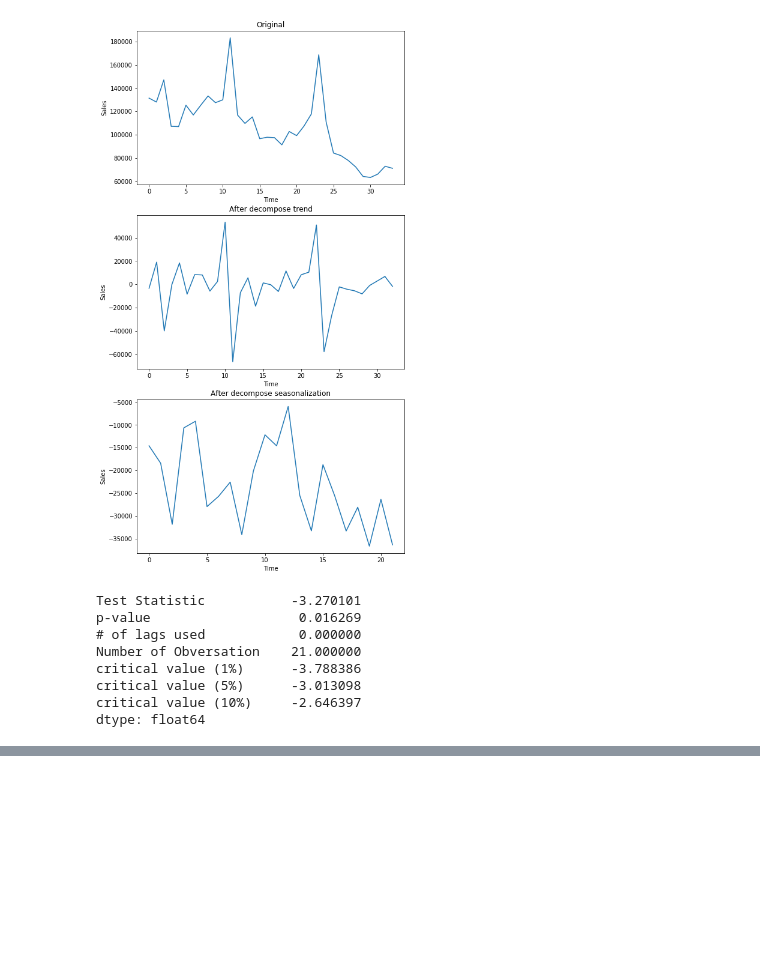
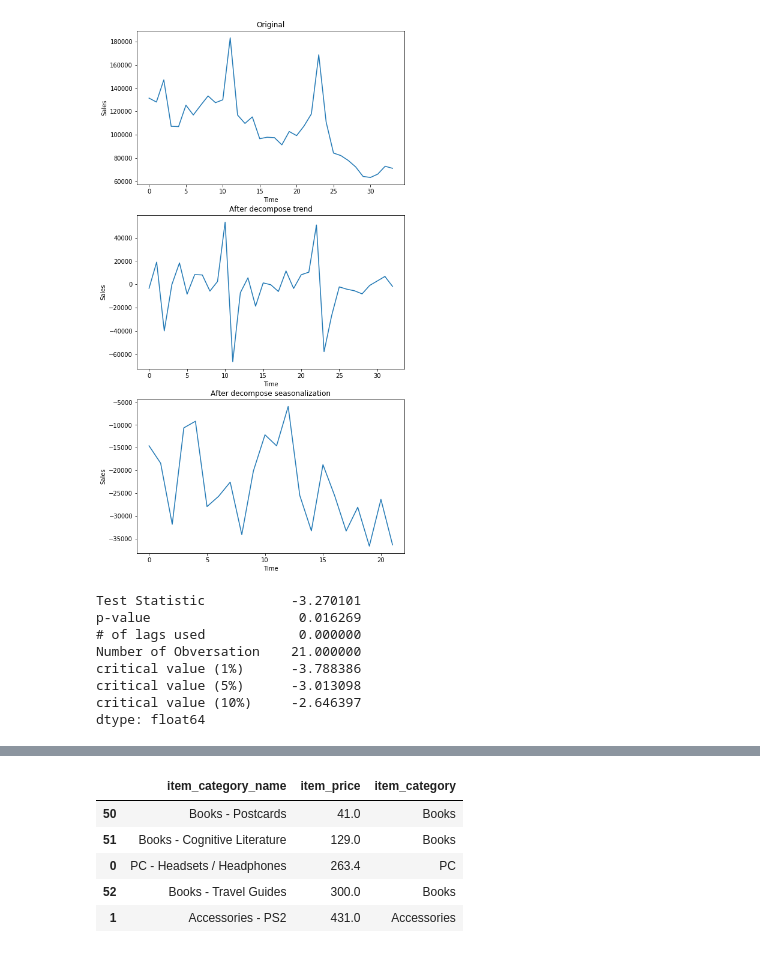
Before and after one commit to PaulGuo5/Predict-Future-Sales, a Jupyter notebook: preprocess.ipynb, the cells around one changed output, grey strips where cells are left out. Saved outputs shown, nothing was run; the diff lists cells and outputs as text; code cells hidden in the pictures; blank space fills up the shorter version.

```diff
--- a/preprocess.ipynb
+++ b/preprocess.ipynb
@@ -177,3 +233,13 @@ sales_by_category.head(n = 80)
 | 40 | Cinema - DVD | 1.447424e+08 |
 | 12 | Game Consoles - PS4 | 1.694266e+08 |
 80 rows × 2 columns
+# %%
+sales_by_category["item_category"] = sales_by_category.item_category_name.str.extract('([A-Za-z\ ]+)', expand=False)
+sales_by_category.head()
+# %% [output]
+|  | item_category_name | item_price | item_category |
+| 50 | Books - Postcards | 41.0 | Books |
+| 51 | Books - Cognitive Literature | 129.0 | Books |
+| 0 | PC - Headsets / Headphones | 263.4 | PC |
+| 52 | Books - Travel Guides | 300.0 | Books |
+| 1 | Accessories - PS2 | 431.0 | Accessories |
```
Also changed, not shown: parts of 5 cells of this notebook.
